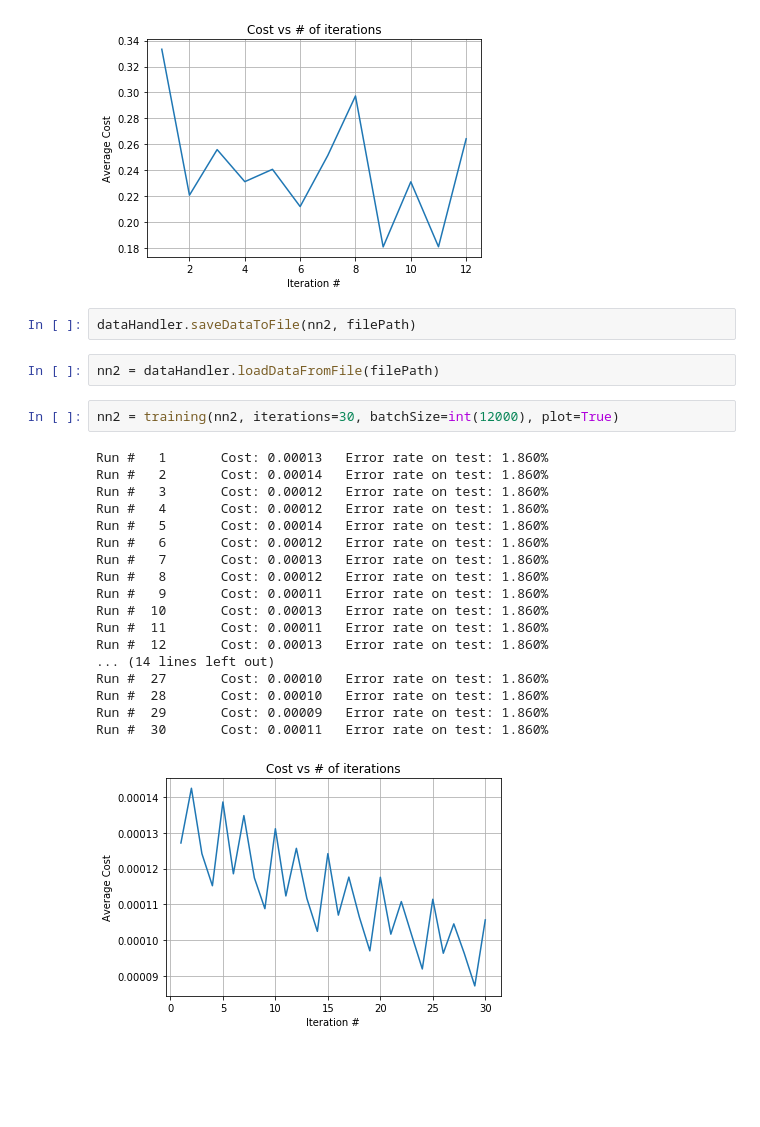
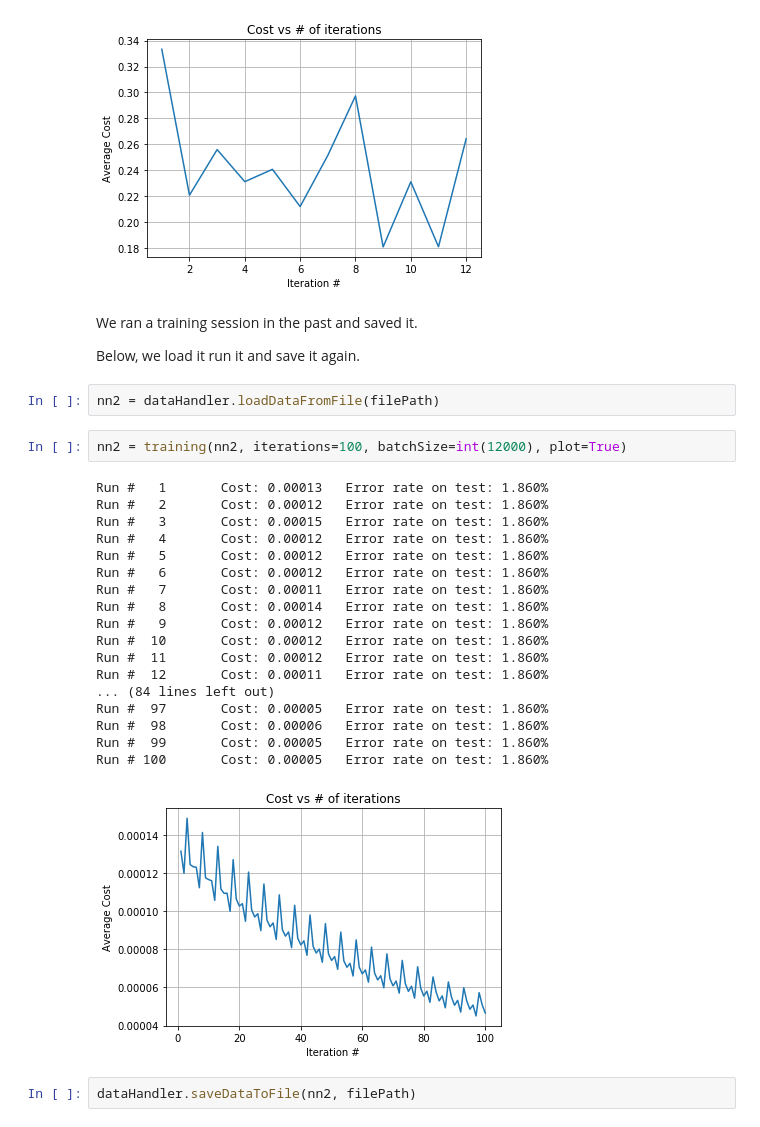
Before and after one commit to UstunYildirim/MNIST, a Jupyter notebook: Notebook.ipynb, the cells around one changed output. Drawn from its saved outputs; the diff is of its cells as text; blank space fills up the shorter version.

```diff
--- a/Notebook.ipynb
+++ b/Notebook.ipynb
@@ -19,28 +19,32 @@ Run #  10       Cost: 0.23090   Error rate on test: 3.920%
 Run #  11       Cost: 0.18072   Error rate on test: 3.850%
 Run #  12       Cost: 0.26415   Error rate on test: 3.810%
 [figure]
+# %% [markdown]
+We ran a training session in the past and saved it.
+
+Below, we load it run it and save it again.
+# %%
+nn2 = dataHandler.loadDataFromFile(filePath)
+# %%
+nn2 = training(nn2, iterations=100, batchSize=int(12000), plot=True)
+# %% [output]
+Run #   1       Cost: 0.00013   Error rate on test: 1.860%
+Run #   2       Cost: 0.00012   Error rate on test: 1.860%
+Run #   3       Cost: 0.00015   Error rate on test: 1.860%
+Run #   4       Cost: 0.00012   Error rate on test: 1.860%
+Run #   5       Cost: 0.00012   Error rate on test: 1.860%
+Run #   6       Cost: 0.00012   Error rate on test: 1.860%
+Run #   7       Cost: 0.00011   Error rate on test: 1.860%
+Run #   8       Cost: 0.00014   Error rate on test: 1.860%
+Run #   9       Cost: 0.00012   Error rate on test: 1.860%
+Run #  10       Cost: 0.00012   Error rate on test: 1.860%
+Run #  11       Cost: 0.00012   Error rate on test: 1.860%
+Run #  12       Cost: 0.00011   Error rate on test: 1.860%
+... (84 lines left out)
+Run #  97       Cost: 0.00005   Error rate on test: 1.860%
+Run #  98       Cost: 0.00006   Error rate on test: 1.860%
+Run #  99       Cost: 0.00005   Error rate on test: 1.860%
+Run # 100       Cost: 0.00005   Error rate on test: 1.860%
+[figure, added]
 # %%
 dataHandler.saveDataToFile(nn2, filePath)
-# %%
-nn2 = dataHandler.loadDataFromFile(filePath)
-# %%
-nn2 = training(nn2, iterations=30, batchSize=int(12000), plot=True)
-# %% [output]
-Run #   1       Cost: 0.00013   Error rate on test: 1.860%
-Run #   2       Cost: 0.00014   Error rate on test: 1.860%
-Run #   3       Cost: 0.00012   Error rate on test: 1.860%
-Run #   4       Cost: 0.00012   Error rate on test: 1.860%
-Run #   5       Cost: 0.00014   Error rate on test: 1.860%
-Run #   6       Cost: 0.00012   Error rate on test: 1.860%
-Run #   7       Cost: 0.00013   Error rate on test: 1.860%
-Run #   8       Cost: 0.00012   Error rate on test: 1.860%
-Run #   9       Cost: 0.00011   Error rate on test: 1.860%
-Run #  10       Cost: 0.00013   Error rate on test: 1.860%
-Run #  11       Cost: 0.00011   Error rate on test: 1.860%
-Run #  12       Cost: 0.00013   Error rate on test: 1.860%
-... (14 lines left out)
-Run #  27       Cost: 0.00010   Error rate on test: 1.860%
-Run #  28       Cost: 0.00010   Error rate on test: 1.860%
-Run #  29       Cost: 0.00009   Error rate on test: 1.860%
-Run #  30       Cost: 0.00011   Error rate on test: 1.860%
-[figure, removed]
```
Also changed, not shown: 1 other file.
